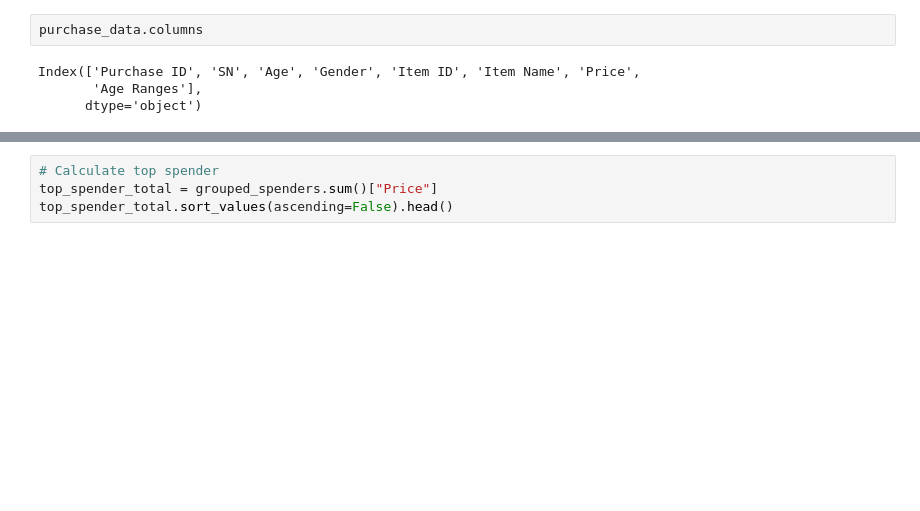
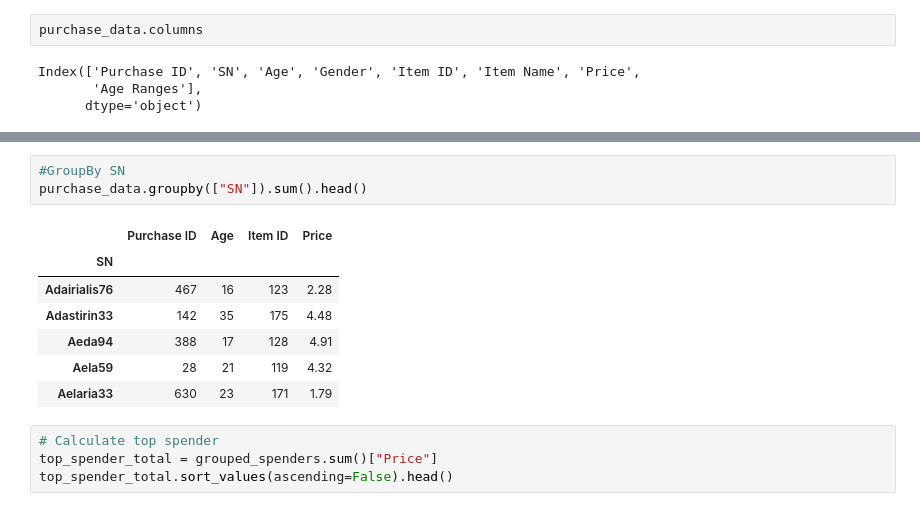
Before and after one commit to yuaher/Numpy-Pandas, a Jupyter notebook: HeroesOfPymoli_starter.ipynb, the cells around one changed output, grey strips where cells are left out. Drawn from its saved outputs; the diff is of its cells as text; blank space fills up the shorter version.

```diff
--- a/HeroesOfPymoli_starter.ipynb
+++ b/HeroesOfPymoli_starter.ipynb
@@ -423,3 +443,14 @@ grouped_spenders = purchase_data.groupby(["SN"])
+# %%
+#GroupBy SN
+purchase_data.groupby(["SN"]).sum().head()
+# %% [output]
+|  | Purchase ID | Age | Item ID | Price |
+| SN |  |  |  |  |
+| Adairialis76 | 467 | 16 | 123 | 2.28 |
+| Adastirin33 | 142 | 35 | 175 | 4.48 |
+| Aeda94 | 388 | 17 | 128 | 4.91 |
+| Aela59 | 28 | 21 | 119 | 4.32 |
+| Aelaria33 | 630 | 23 | 171 | 1.79 |
 # %%
 # Calculate top spender
 top_spender_total = grouped_spenders.sum()["Price"]
```
Also changed, not shown: parts of 4 cells of this notebook.
